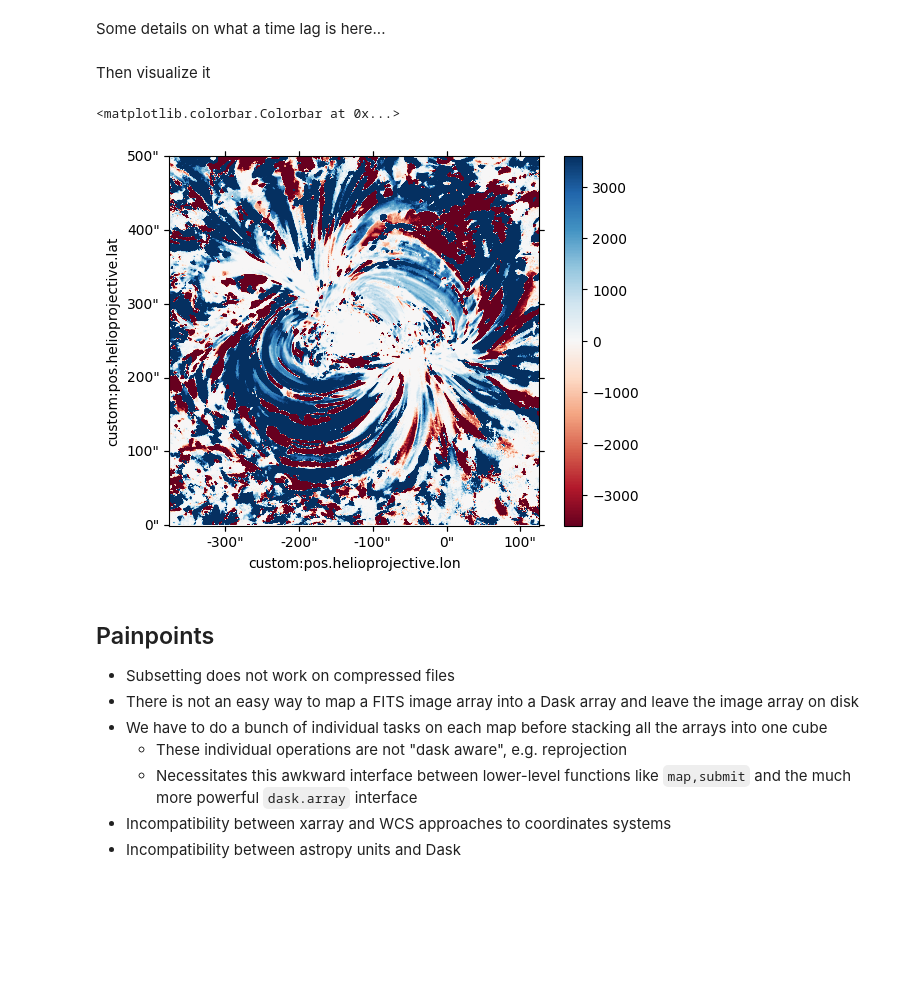
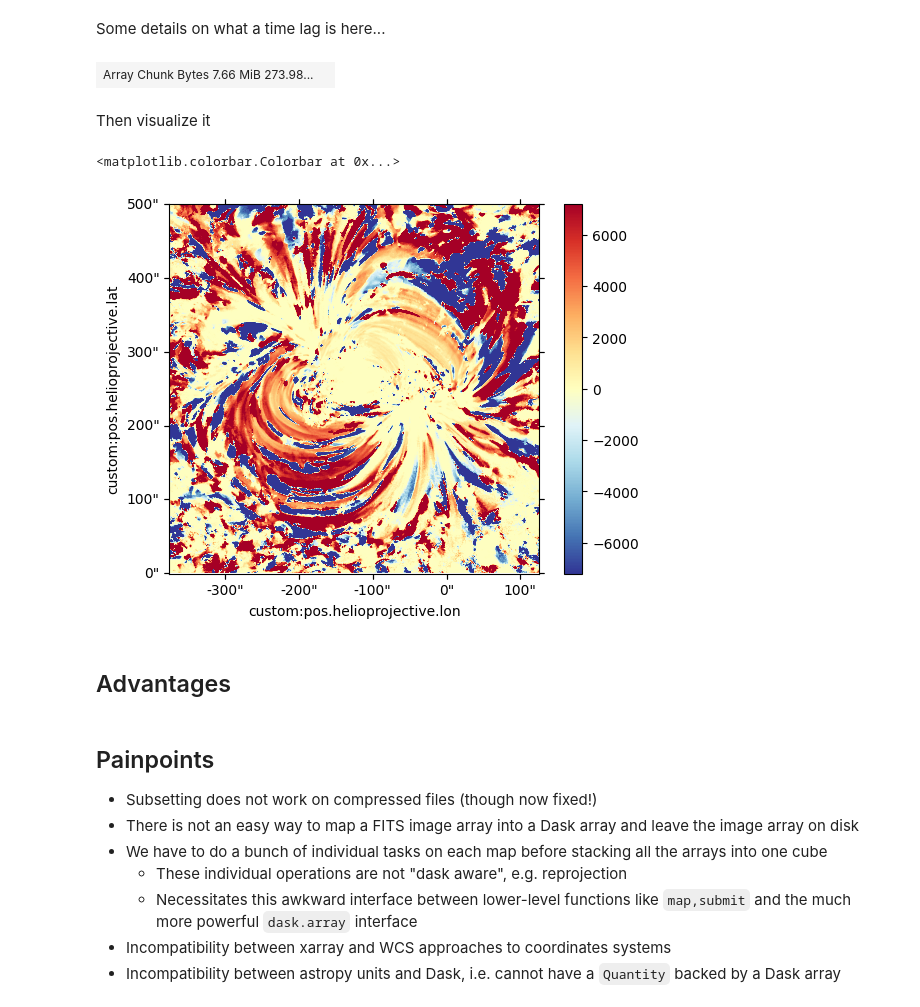
Before and after one commit to wtbarnes/scipy-2023-talk, a Jupyter notebook: sunpy-dask-demo.ipynb, the cells around one changed output. Drawn from its saved outputs; the diff is of its cells as text; code cells hidden in the pictures; blank space fills up the shorter version.

```diff
--- a/sunpy-dask-demo.ipynb
+++ b/sunpy-dask-demo.ipynb
@@ -264,0 +313,13 @@ file_list = search_registry(time_start, time_end, 193*u.angstrom)
+# %%
+def build_cutout_cube(file_urls, time_common, ref_map):
+    all_headers = client.gather(client.map(get_header, file_urls))
+    all_wcs = [astropy.wcs.WCS(h) for h in all_headers]
+    full_disk_maps = [map_from_delayed(get_data(f), wcs, np.int32) for f,wcs in zip(file_urls, all_wcs)]
+    exposure_times = [h['EXPTIME'] for h in all_headers]*u.s
+    normalized_maps = [m/exp_time for m, exp_time in zip(full_disk_maps, exposure_times)]
+    reprojected_maps = [reproject_map(m, ref_map.wcs) for m in normalized_maps]
+    time_maps = astropy.time.Time([w.wcs.dateobs for w in all_wcs])
+    cube = stack_and_interpolate(reprojected_maps,
+                                 (time_maps - time_common[0]).to('s'),
+                                 (time_common-time_common[0]).to('s'))
+    return cube
@@ -265,5 +328,5 @@ file_list = search_registry(time_start, time_end, 193*u.angstrom)
 # %%
-q = Fido.search(
+q_193 = Fido.search(
     a.Time(time_start, time_end),
     a.Wavelength(193*u.angstrom),
     heliocloud_attrs.Dataset('AIA'),
@@ -288,2 +334,2 @@ cutouts_reprojected_193 = client.map(reproject_cutout,
 # %%
-cube_193 = stack_and_interpolate(cutouts_reprojected_193, time_193, time_common)
+cube_193 = build_cutout_cube(q_193[0]['URL'], time_common, ref_map_cutout)
@@ -299,24 +365,30 @@ ax.legend()
 # %% [markdown]
 Some details on what a time lag is here...
 # %%
-tl_193_171 = time_lag(cube_193.data, cube_171.data, time_common, [-6,6]*u.h)
+tl_193_171 = time_lag(cube_193.data, cube_171.data, (time_common-time_common[0]).to('s'), [-6,6]*u.h)
+# %%
+tl_193_171
+# %% [output]
+| Array Chunk Bytes 7.66 MiB 273.98... |  |
 # %% [markdown]
 Then visualize it
 # %%
 tl_map = ndcube.NDCube(tl_193_171, wcs=ref_map_cutout.wcs)
 # %%
-tl_map.plot(cmap='RdBu', vmin=-3600,vmax=3600)
+tl_map.plot(cmap='RdYlBu_r', vmin=-7200, vmax=7200)
 plt.colorbar()
 # %% [output]
 <matplotlib.colorbar.Colorbar at 0x...>
-[figure, old version]
+[figure, new version]
+# %% [markdown]
+## Advantages
 # %% [markdown]
 ## Painpoints
 
-- Subsetting does not work on compressed files
+- Subsetting does not work on compressed files (though now fixed!)
 - There is not an easy way to map a FITS image array into a Dask array and leave the image array on disk
 - We have to do a bunch of individual tasks on each map before stacking all the arrays into one cube
     - These individual operations are not "dask aware", e.g. reprojection
     - Necessitates this awkward interface between lower-level functions like `map,submit` and the much more powerful `dask.array` interface
 - Incompatibility between xarray and WCS approaches to coordinates systems
-- Incompatibility between astropy units and Dask
+- Incompatibility between astropy units and Dask, i.e. cannot have a `Quantity` backed by a Dask array
```
Also changed, not shown: parts of 65 cells of this notebook.
